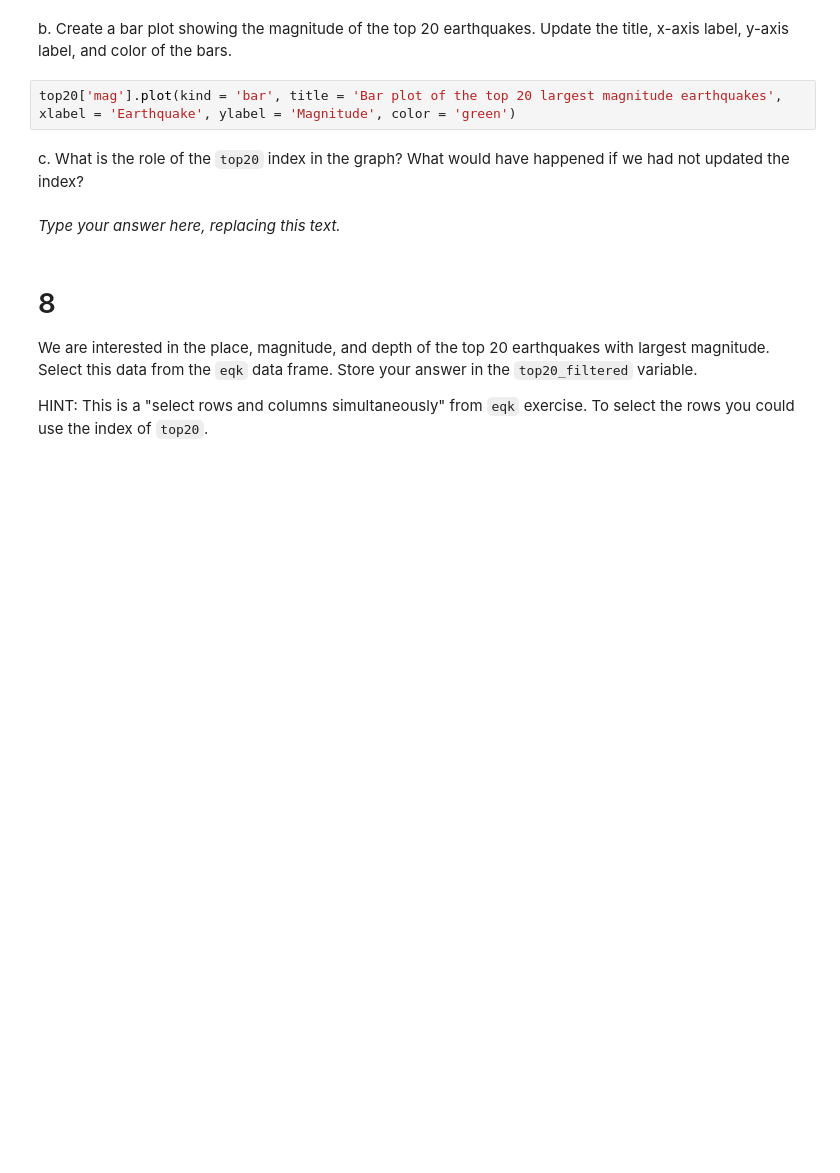
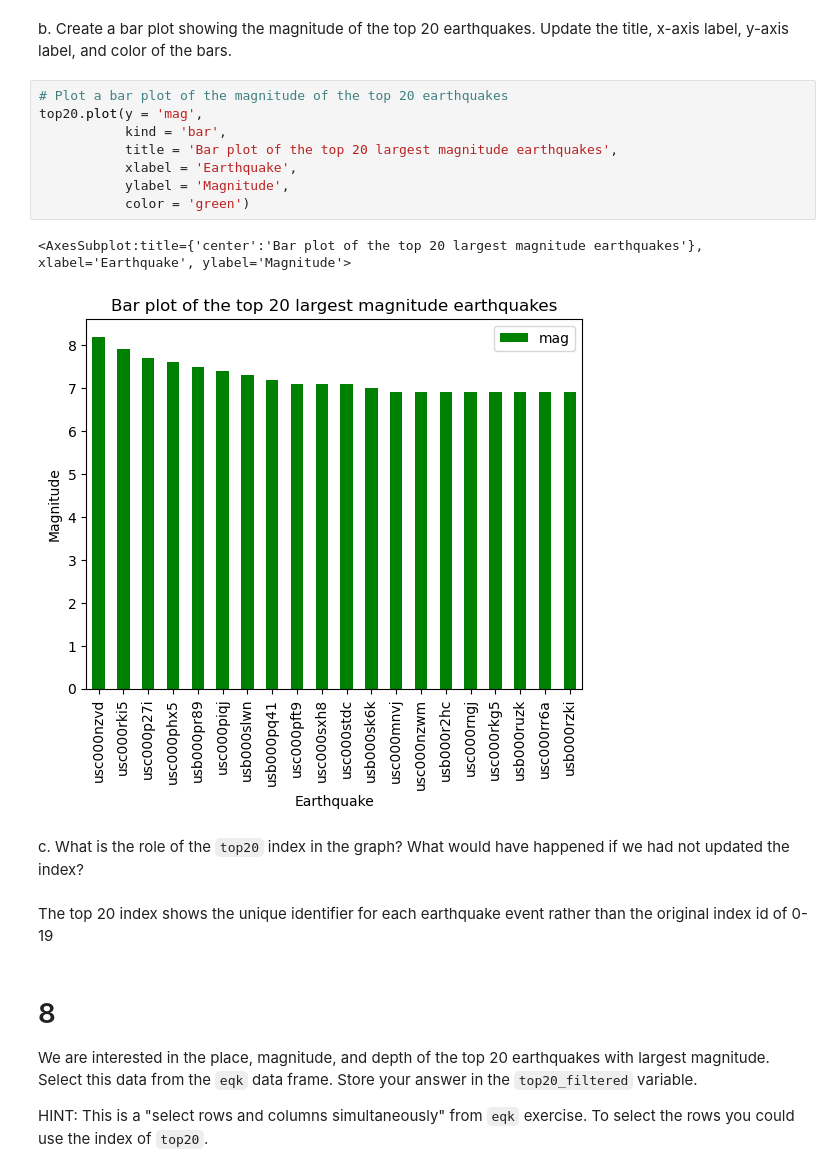
Before and after one commit to haylee360/eds220-hwk1, a Jupyter notebook: hwk1-task3-earthquakes-Oyler.ipynb, the cells around one changed output. Cells and saved outputs as stored; diff of their text form; blank space fills up the shorter version.

```diff
--- a/hwk1-task3-earthquakes-Oyler.ipynb
+++ b/hwk1-task3-earthquakes-Oyler.ipynb
@@ -134,15 +192,24 @@ top20
 
 b. Create a bar plot showing the magnitude of the top 20 earthquakes. Update the title, x-axis label, y-axis label, and color of the bars.
 # %%
-top20['mag'].plot(kind = 'bar', title = 'Bar plot of the top 20 largest magnitude earthquakes', xlabel = 'Earthquake', ylabel = 'Magnitude', color = 'green')
+# Plot a bar plot of the magnitude of the top 20 earthquakes
+top20.plot(y = 'mag',
+           kind = 'bar',
+           title = 'Bar plot of the top 20 largest magnitude earthquakes',
+           xlabel = 'Earthquake',
+           ylabel = 'Magnitude',
+           color = 'green')
+# %% [output]
+<AxesSubplot:title={'center':'Bar plot of the top 20 largest magnitude earthquakes'}, xlabel='Earthquake', ylabel='Magnitude'>
+[figure, added]
 # %% [markdown]
 <!-- END QUESTION -->
 
 <!-- BEGIN QUESTION -->
 
 c. What is the role of the `top20` index in the graph? What would have happened if we had not updated the index?
-# %% [markdown]
-_Type your answer here, replacing this text._
+# %% [markdown]
+The top 20 index shows the unique identifier for each earthquake event rather than the original index id of 0-19
 # %% [markdown]
 <!-- END QUESTION -->
 
```
Also changed, not shown: parts of 18 cells of this notebook.
